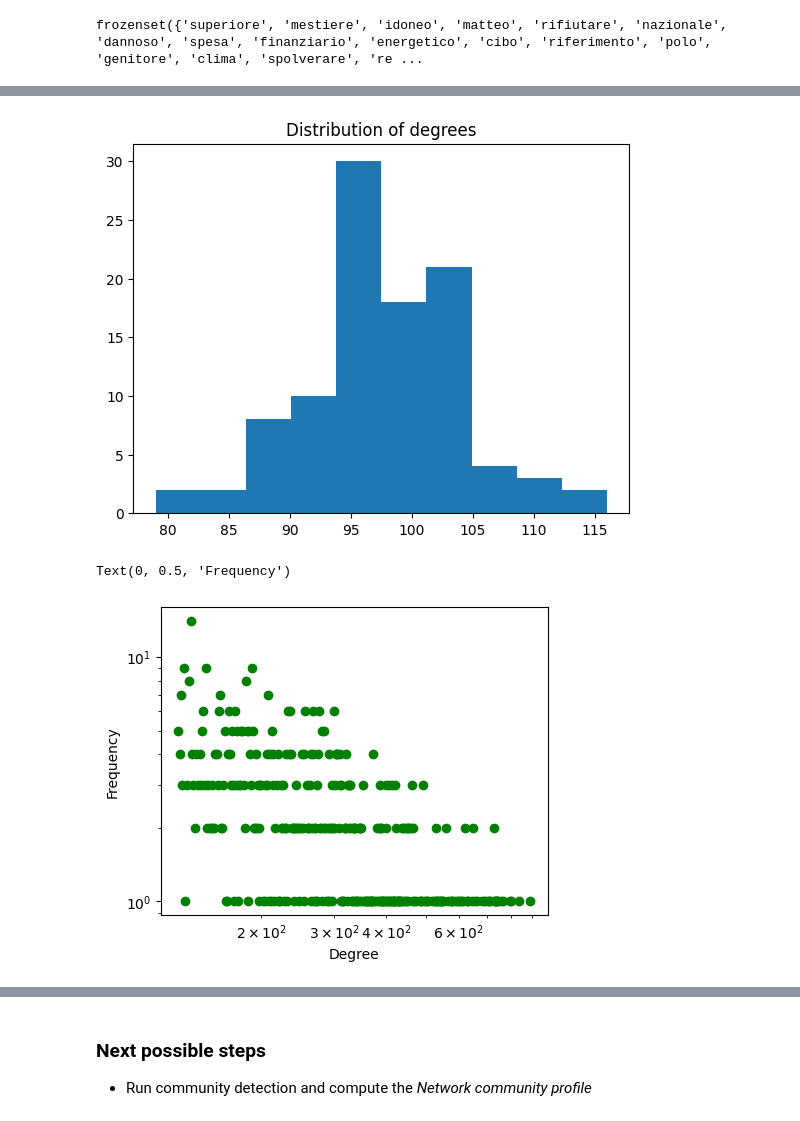
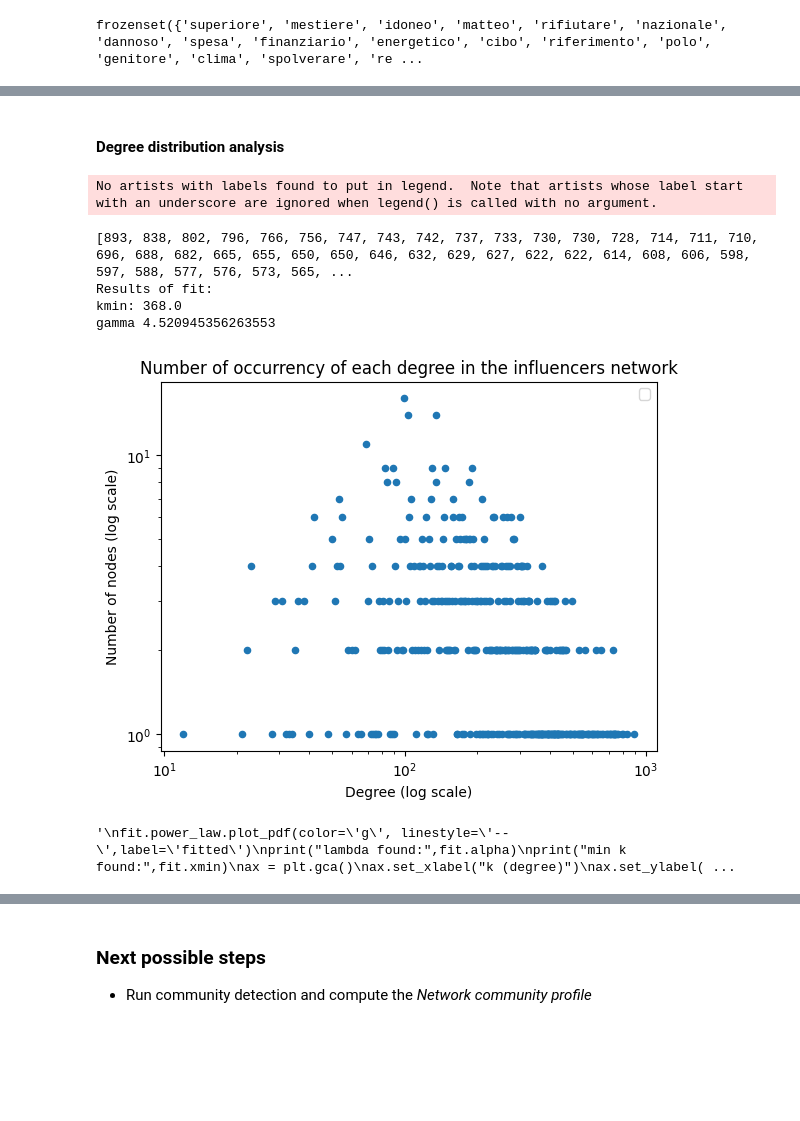
Before and after one commit to davidecolussi/Politok, a Jupyter notebook: TikTok/Adj_network_tidy.ipynb, the cells around one changed output, grey strips where cells are left out. Cells and saved outputs as stored; diff of their text form; code cells hidden in the pictures; blank space fills up the shorter version.

Commit message:
updated power law plots

```diff
--- a/TikTok/Adj_network_tidy.ipynb
+++ b/TikTok/Adj_network_tidy.ipynb
@@ -325,21 +301,57 @@ fit.stretched_exponential.plot_ccdf(ax=fig4, color='b', linestyle='--') #stretch
-# %%
-def plot_degree_dist(G):
-    degrees = [G.degree(n) for n in G.nodes()]
-    plt.hist(degrees)
-    plt.title("Distribution of degrees")
-    plt.show()
-
-plot_degree_dist(nx.gnp_random_graph(100, 0.5, directed=True))
-# %% [output]
-[figure, removed]
-# %%
-degree_freq = nx.degree_histogram(G)
-degrees = range(len(degree_freq))
-m=126
-plt.figure(figsize=(5,4))
-plt.loglog(degrees[m:], degree_freq[m:],'go-',linestyle='None')
-plt.xlabel('Degree')
-plt.ylabel('Frequency')
-# %% [output]
-Text(0, 0.5, 'Frequency')
-[figure, removed]
+# %% [markdown]
+#### Degree distribution analysis
+# %%
+import powerlaw # Power laws are probability distributions with the form:p(x)∝x−α
+
+degree_sequence = sorted([d for n, d in G.degree()], reverse=True) # used for degree distribution and powerlaw test
+print(degree_sequence,"len:",len(degree_sequence))
+
+fit = powerlaw.Fit(degree_sequence,discrete=True,verbose=False) #fit to the powerlaw to derive gamma and kmin
+print("Results of fit:")
+print("kmin:",fit.xmin)
+print("gamma",fit.alpha)
+
+from collections import Counter
+from operator import itemgetter
+import matplotlib.pyplot as plt
+
+# G = some networkx graph
+
+degrees = degree_sequence
+degree_counts = Counter(degrees)
+x, y = zip(*degree_counts.items())
+
+plt.figure(1)
+
+# prep axes
+plt.title("Number of occurrency of each degree in the influencers network")
+plt.xlabel('Degree (log scale)')
+plt.xscale('log')
+
+plt.ylabel('Number of nodes (log scale)')
+plt.yscale('log')
+                                                                                                                                     # do plot
+plt.scatter(x, y, marker='.',s=80)
+#plt.axvline(x=126, ymin=0, ymax=1, label='kmin',color='r')
+plt.legend()
+plt.show()
+
+'''
+fit.power_law.plot_pdf(color='g', linestyle='--',label='fitted')
+print("lambda found:",fit.alpha)
+print("min k found:",fit.xmin)
+ax = plt.gca()
+ax.set_xlabel("k (degree)")
+ax.set_ylabel("probability")
+ax.legend(loc="upper right")
+
+
+'''
+# %% [output]
+No artists with labels found to put in legend.  Note that artists whose label start with an underscore are ignored when legend() is called with no argument.
+[893, 838, 802, 796, 766, 756, 747, 743, 742, 737, 733, 730, 730, 728, 714, 711, 710, 696, 688, 682, 665, 655, 650, 650, 646, 632, 629, 627, 622, 622, 614, 608, 606, 598, 597, 588, 577, 576, 573, 565, ...
+Results of fit:
+kmin: 368.0
+gamma 4.520945356263553
+[figure, added]
+'\nfit.power_law.plot_pdf(color=\'g\', linestyle=\'--\',label=\'fitted\')\nprint("lambda found:",fit.alpha)\nprint("min k found:",fit.xmin)\nax = plt.gca()\nax.set_xlabel("k (degree)")\nax.set_ylabel( ...
```
Also changed, not shown: parts of 7 cells of this notebook.
